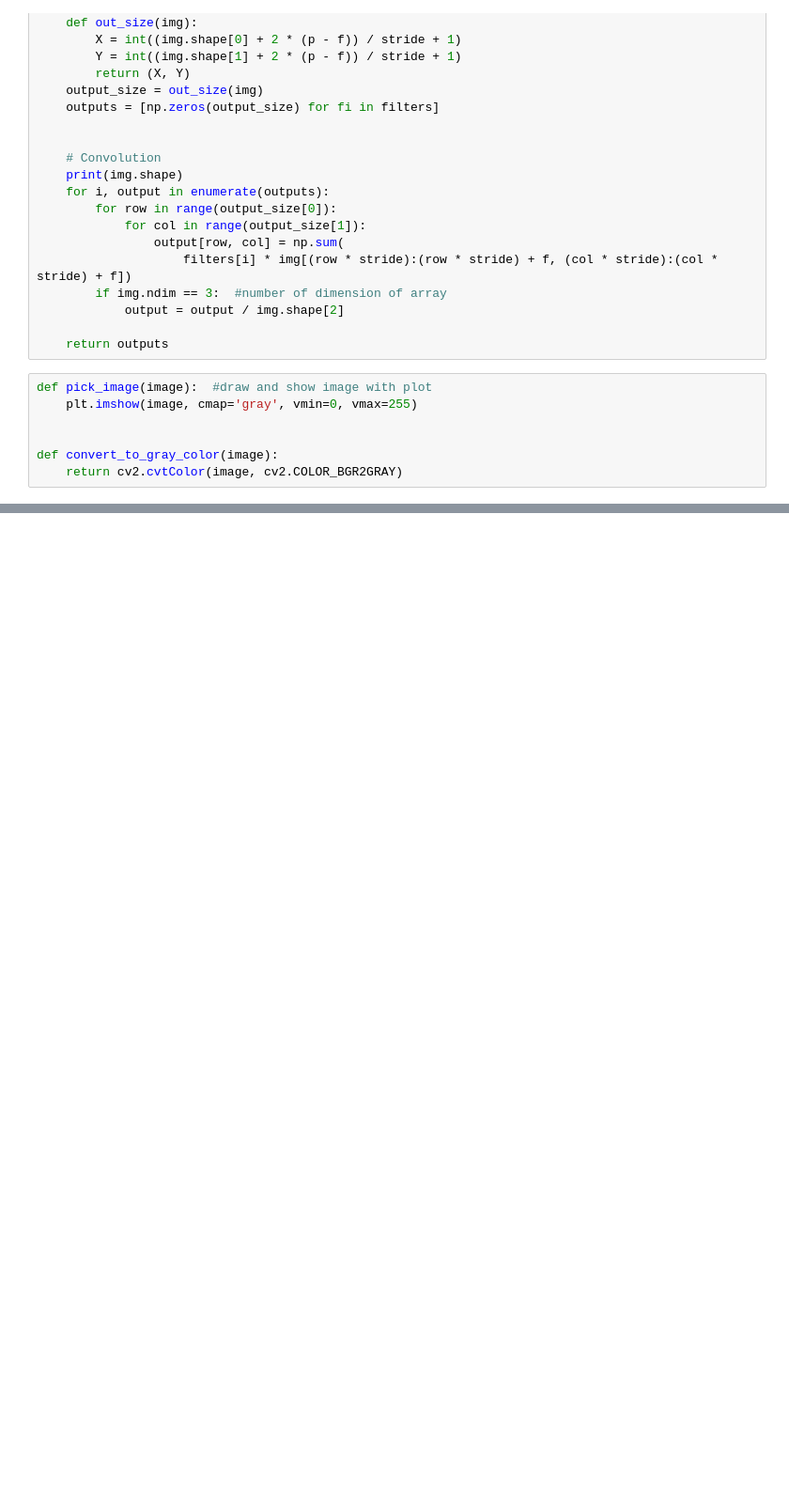
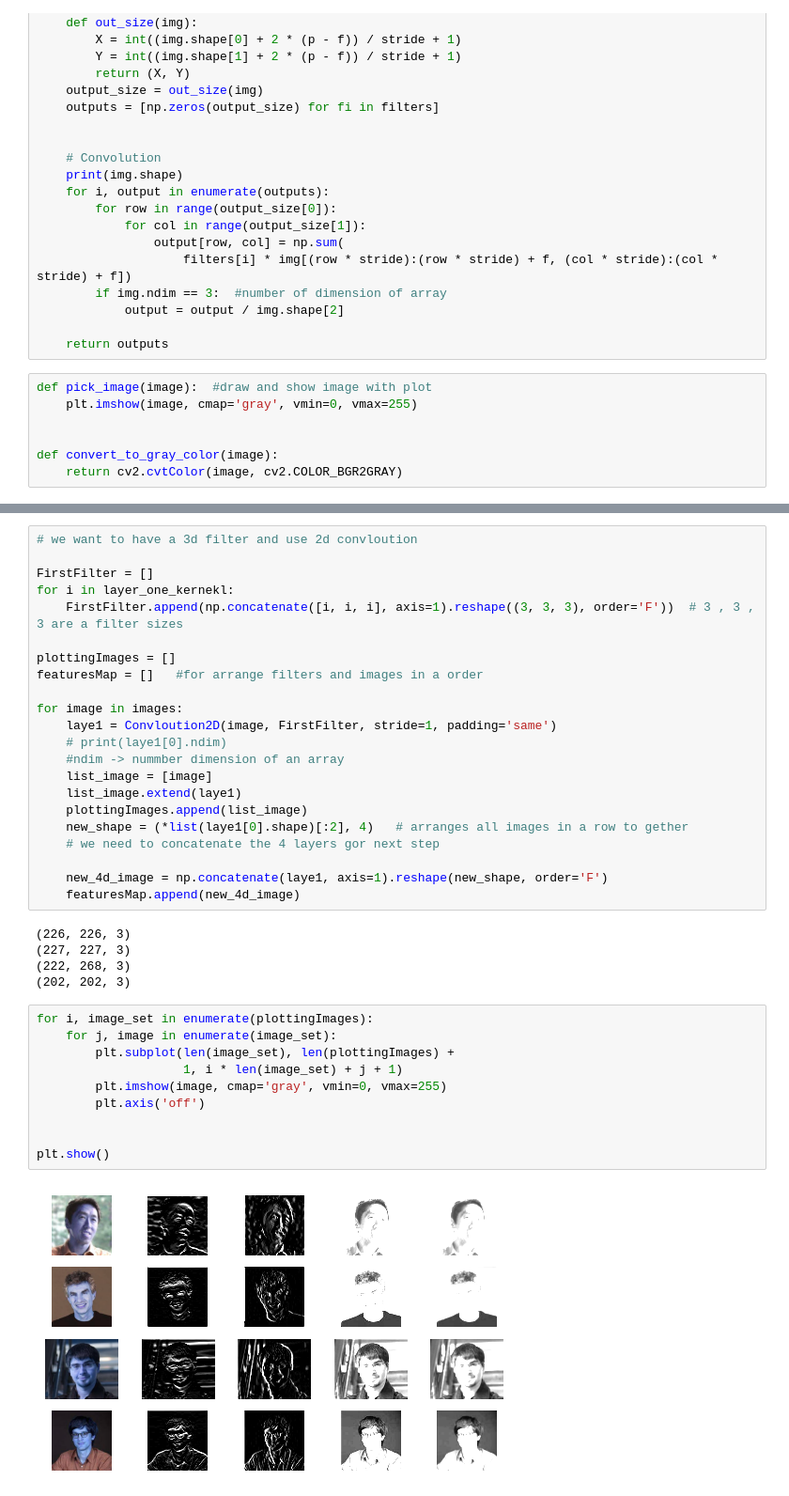
Before and after one commit to navidraeiszadeh/image_and_audio_processing, a Jupyter notebook: Image Proccessing.ipynb, the cells around one changed output, grey strips where cells are left out. Shown at 94% size. Saved outputs shown, nothing was run; the diff lists cells and outputs as text; blank space fills up the shorter version.

```diff
--- a/Image Proccessing.ipynb
+++ b/Image Proccessing.ipynb
@@ -58,0 +110,39 @@ def convert_to_gray_color(image):
+# %%
+# we want to have a 3d filter and use 2d convloution
+
+FirstFilter = []
+for i in layer_one_kernekl:
+    FirstFilter.append(np.concatenate([i, i, i], axis=1).reshape((3, 3, 3), order='F'))  # 3 , 3 , 3 are a filter sizes
+
+plottingImages = []
+featuresMap = []   #for arrange filters and images in a order
+
+for image in images:
+    laye1 = Convloution2D(image, FirstFilter, stride=1, padding='same')
+    # print(laye1[0].ndim)
+    #ndim -> nummber dimension of an array
+    list_image = [image]
+    list_image.extend(laye1)
+    plottingImages.append(list_image)
+    new_shape = (*list(laye1[0].shape)[:2], 4)   # arranges all images in a row to gether
+    # we need to concatenate the 4 layers gor next step
+
+    new_4d_image = np.concatenate(laye1, axis=1).reshape(new_shape, order='F')
+    featuresMap.append(new_4d_image)
+# %% [output]
+(226, 226, 3)
+(227, 227, 3)
+(222, 268, 3)
+(202, 202, 3)
+# %%
+for i, image_set in enumerate(plottingImages):
+    for j, image in enumerate(image_set):
+        plt.subplot(len(image_set), len(plottingImages) +
+                    1, i * len(image_set) + j + 1)
+        plt.imshow(image, cmap='gray', vmin=0, vmax=255)
+        plt.axis('off')
+
+
+plt.show()
+# %% [output]
+[figure, added]
```
Also changed, not shown: parts of 5 cells of this notebook, 5 other files.
